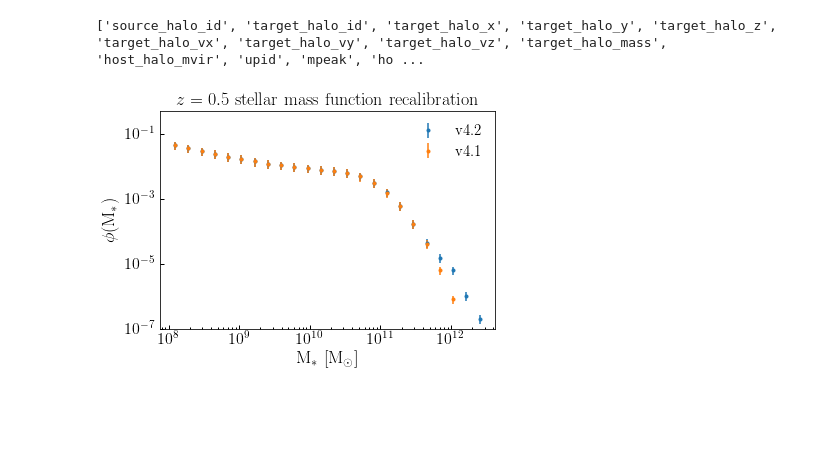
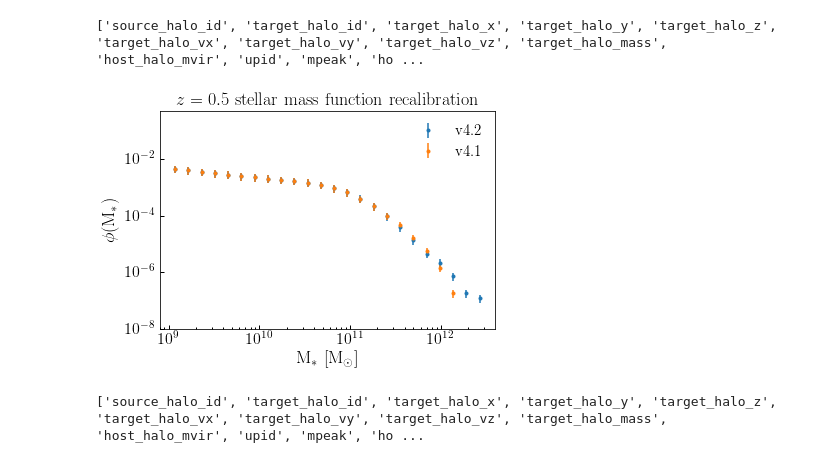
Before and after one commit to LSSTDESC/cosmodc2, a Jupyter notebook: notebooks/v4_mr_mstar_calibration_snapshots.ipynb, the cells around one changed output. Saved outputs shown, nothing was run; the diff lists cells and outputs as text; code cells hidden in the pictures; blank space fills up the shorter version.

```diff
--- a/notebooks/v4_mr_mstar_calibration_snapshots.ipynb
+++ b/notebooks/v4_mr_mstar_calibration_snapshots.ipynb
@@ -15,7 +15,7 @@ basename_z0p50 = "umachine_color_mock_v4_m000-331.hdf5"
 basename_z0p75 = "umachine_color_mock_v4_m000-286.hdf5"
 basename_z1p00 = "umachine_color_mock_v4_m000-253.hdf5"
 
-redshift = 0.5
+redshift = 0.0
 if redshift == 0.0:
     basename = basename_z0p00
 elif redshift == 0.25:
@@ -38,6 +38,10 @@ fname = os.path.join(dirname, basename)
 from astropy.table import Table
 mock = Table.read(fname, path='data')
 mock['redshift'] = redshift
+mock.rename_column('restframe_extincted_sdss_abs_magr', 'um_mag_r_rest')
+mock.rename_column('restframe_extincted_sdss_gr', 'um_gr_rest')
+mock.rename_column('restframe_extincted_sdss_ri', 'um_ri_rest')
+mock['um_mag_g_rest'] = mock['um_gr_rest'] + mock['um_mag_r_rest']
 
 print(mock.keys())
 # %% [output]
@@ -46,40 +58,52 @@ print(mock.keys())
 from cosmodc2.stellar_mass_remapping import lift_high_mass_mstar
 
 mock['new_mstar'] = lift_high_mass_mstar(
-        mock['mpeak'], mock['obs_sm'], mock['redshift'], z_table=[0.35, 0.5, 1],
-        slope_table=[0.5, 0.65, 0.8], pivot_table=[13.25, 13, 12.5])
+        mock['mpeak'], mock['obs_sm'], mock['redshift'],
+        z_table=[0.25, 0.5, 1],
+        slope_table=[0.5, 0.65, 0.7], pivot_table=[13.25, 13, 12.5])
+
+from cosmodc2.sdss_colors.analytical_magr import magr_monte_carlo2
+
+mock['new_um_mag_r_rest'] = magr_monte_carlo2(mock['new_mstar'], mock['redshift'],
+                slope_boost_table=[0, 0.1, 0.2],
+                boost_table=[0, -0.5, -1, -1.25],
+                beta_z0=3., magr_at_m1_z0=-20.25)
 # %%
-logsm_bins = np.linspace(8, 12.5, 25)
+logsm_bins = np.linspace(9, 12.5, 25)
 logsm_mids = 0.5*(logsm_bins[:-1] + logsm_bins[1:])
 sm_bins = 10**logsm_bins
 sm_mids = 10**logsm_mids
 
 smf_old = np.zeros_like(logsm_mids)
 smf_new = np.zeros_like(logsm_mids)
 
 for i, sm_low, sm_high in zip(range(len(logsm_mids)), sm_bins[:-1], sm_bins[1:]):
     orig_sm_mask = (mock['obs_sm'] > sm_low) & (mock['obs_sm'] < sm_high)
     new_sm_mask = (mock['new_mstar'] > sm_low) & (mock['new_mstar'] < sm_high)
     smf_old[i] = np.count_nonzero(orig_sm_mask)/Veff
     smf_new[i] = np.count_nonzero(new_sm_mask)/Veff
 
 fig, ax = plt.subplots(1, 1)
 
 __=ax.loglog()
 
 __=ax.errorbar(sm_mids, smf_new, 0.3*smf_new, fmt='.',
                label=r'${\rm v4.2}$', color=mblue)
 __=ax.errorbar(sm_mids, smf_old, 0.3*smf_old, fmt='.',
                label=r'${\rm v4.1}$', color=morange)
 
-ylim = ax.set_ylim(1e-7, 0.5)
+ylim = ax.set_ylim(1e-8, 0.5)
 legend = ax.legend()
 
 xlabel = ax.set_xlabel(r'${\rm M_{\ast}\ [M_{\odot}]}$')
 ylabel = ax.set_ylabel(r'$\phi({\rm M_{\ast}})$')
 title = ax.set_title(r'$z=0.5\ {\rm stellar\ mass\ function\ recalibration}$')
 
 figname = 'smf_recalibration_v4p2.pdf'
 # fig.savefig(figname, bbox_extra_artists=[xlabel, ylabel], bbox_inches='tight')
 # %% [output]
-[figure, old version]
+[figure, new version]
+# %%
+print(mock.keys())
+# %% [output]
+['source_halo_id', 'target_halo_id', 'target_halo_x', 'target_halo_y', 'target_halo_z', 'target_halo_vx', 'target_halo_vy', 'target_halo_vz', 'target_halo_mass', 'host_halo_mvir', 'upid', 'mpeak', 'ho ...
```
Also changed, not shown: parts of 6 cells of this notebook, 2 other files.
